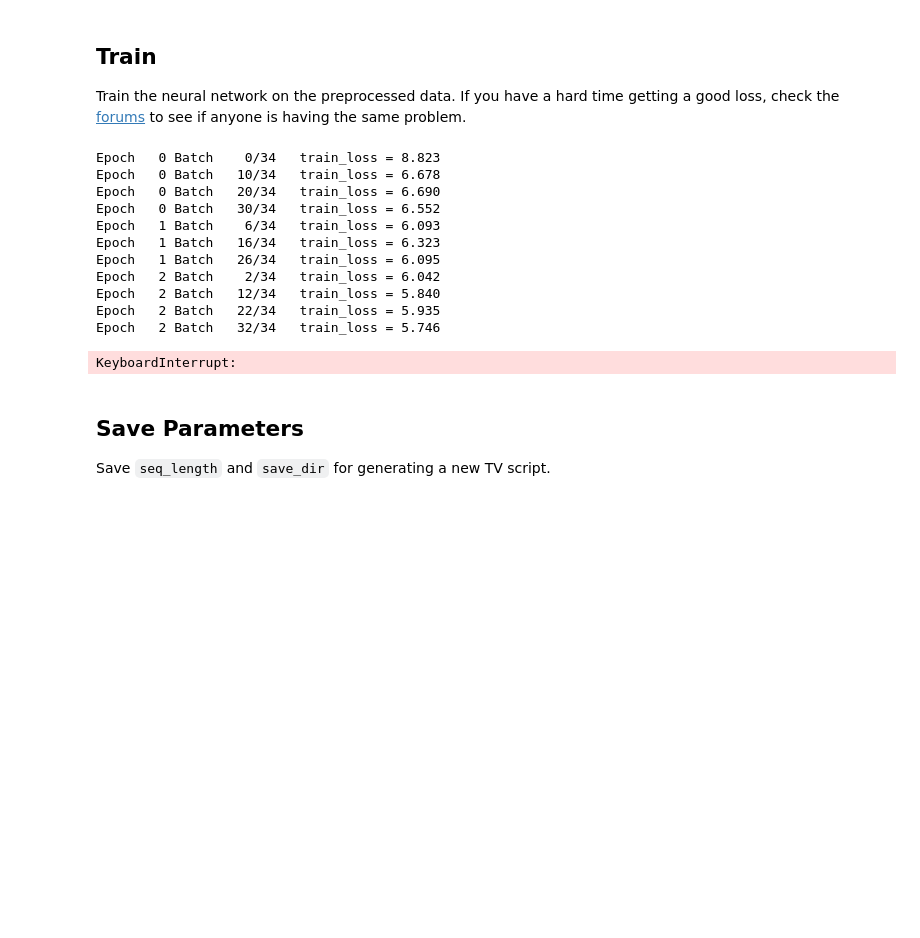
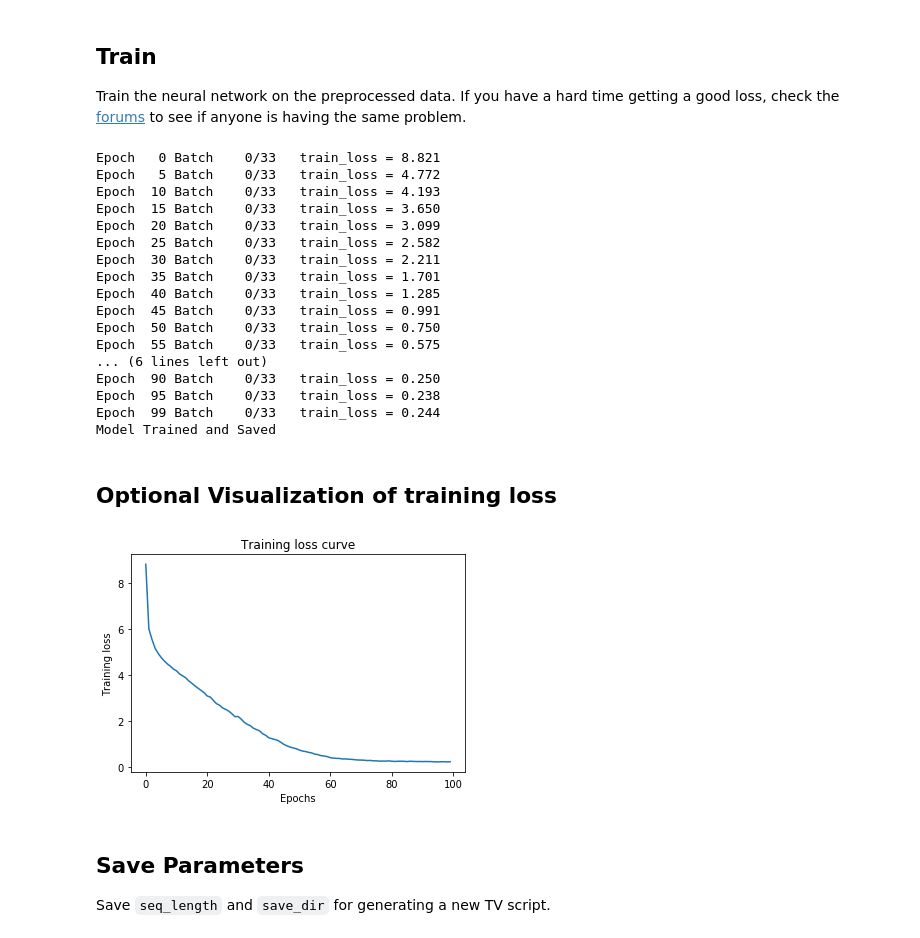
Before and after one commit to Alyxion/Udacity_DeepLearningFoundationsNd, a Jupyter notebook: 4_7_Project_3_RNN_TV_Script/dlnd_tv_script_generation.ipynb, the cells around one changed output. Drawn from its saved outputs; the diff is of its cells as text; code cells hidden in the pictures; blank space fills up the shorter version.

```diff
--- a/4_7_Project_3_RNN_TV_Script/dlnd_tv_script_generation.ipynb
+++ b/4_7_Project_3_RNN_TV_Script/dlnd_tv_script_generation.ipynb
@@ -230,7 +322,7 @@ Return the cell and initial state in the following tuple `(Cell, InitialState)`
 # %%
 def create_cell(rnn_size):
         lstm = tf.contrib.rnn.BasicLSTMCell(rnn_size)
-        drop = tf.contrib.rnn.DropoutWrapper(lstm, output_keep_prob=0.7)
+        drop = tf.contrib.rnn.DropoutWrapper(lstm, output_keep_prob=training_dropout_keep)
         return drop
 
 def get_init_cell(batch_size, rnn_size):
@@ -242,7 +334,7 @@ def get_init_cell(batch_size, rnn_size):
     """
 
     # TODO: Implement Function
-    cell = tf.contrib.rnn.MultiRNNCell([create_cell(rnn_size), create_cell(rnn_size)])
+    cell = tf.contrib.rnn.MultiRNNCell([create_cell(rnn_size) for i in range(rnn_layers)])
 
     zero_state = cell.zero_state(batch_size, tf.float32)
     initial_state = tf.identity(zero_state, name="initial_state")
@@ -443,19 +559,19 @@ Tune the following parameters:
 - Set `show_every_n_batches` to the number of batches the neural network should print progress.
 # %%
 # Number of Epochs
-num_epochs = 40
+num_epochs = 100
 # Batch Size
 batch_size = 128
 # RNN Size
-rnn_size = 512
+rnn_size = 1024
 # Embedding Dimension Size
-embed_dim = 256
+embed_dim = 512
 # Sequence Length
 seq_length = 16
 # Learning Rate
-learning_rate = 0.01
-# Show stats for every n number of batches
-show_every_n_batches = 10
+learning_rate = 0.001
+# Show stats for every n number of epochs
+show_every_n_epochs = 5
 
 """
 DON'T MODIFY ANYTHING IN THIS CELL THAT IS BELOW THIS LINE
@@ -502,6 +618,9 @@ Train the neural network on the preprocessed data.  If you have a hard time gett
 DON'T MODIFY ANYTHING IN THIS CELL
 """
 batches = get_batches(int_text, batch_size, seq_length)
+
+loss_rate = []
+epoch_index = []
 
 with tf.Session(graph=train_graph) as sess:
     sess.run(tf.global_variables_initializer())
@@ -518,30 +637,52 @@ with tf.Session(graph=train_graph) as sess:
             train_loss, state, _ = sess.run([cost, final_state, train_op], feed)
 
             # Show every <show_every_n_batches> batches
-            if (epoch_i * len(batches) + batch_i) % show_every_n_batches == 0:
-                print('Epoch {:>3} Batch {:>4}/{}   train_loss = {:.3f}'.format(
-                    epoch_i,
-                    batch_i,
-                    len(batches),
-                    train_loss))
+            if batch_i==0:
+                loss_rate.append(train_loss)
+                epoch_index.append(epoch_i)
+
+                if epoch_i%show_every_n_epochs==0 or epoch_i==num_epochs-1:
+                    print('Epoch {:>3} Batch {:>4}/{}   train_loss = {:.3f}'.format(
+                        epoch_i,
+                        batch_i,
+                        len(batches),
+                        train_loss))
 
     # Save Model
     saver = tf.train.Saver()
     saver.save(sess, save_dir)
     print('Model Trained and Saved')
 # %% [output]
-Epoch   0 Batch    0/34   train_loss = 8.823
-Epoch   0 Batch   10/34   train_loss = 6.678
-Epoch   0 Batch   20/34   train_loss = 6.690
-Epoch   0 Batch   30/34   train_loss = 6.552
-Epoch   1 Batch    6/34   train_loss = 6.093
-Epoch   1 Batch   16/34   train_loss = 6.323
-Epoch   1 Batch   26/34   train_loss = 6.095
-Epoch   2 Batch    2/34   train_loss = 6.042
-Epoch   2 Batch   12/34   train_loss = 5.840
-Epoch   2 Batch   22/34   train_loss = 5.935
-Epoch   2 Batch   32/34   train_loss = 5.746
+Epoch   0 Batch    0/33   train_loss = 8.821
+Epoch   5 Batch    0/33   train_loss = 4.772
+Epoch  10 Batch    0/33   train_loss = 4.193
+Epoch  15 Batch    0/33   train_loss = 3.650
+Epoch  20 Batch    0/33   train_loss = 3.099
+Epoch  25 Batch    0/33   train_loss = 2.582
+Epoch  30 Batch    0/33   train_loss = 2.211
+Epoch  35 Batch    0/33   train_loss = 1.701
+Epoch  40 Batch    0/33   train_loss = 1.285
+Epoch  45 Batch    0/33   train_loss = 0.991
+Epoch  50 Batch    0/33   train_loss = 0.750
+Epoch  55 Batch    0/33   train_loss = 0.575
+... (6 lines left out)
+Epoch  90 Batch    0/33   train_loss = 0.250
+Epoch  95 Batch    0/33   train_loss = 0.238
+Epoch  99 Batch    0/33   train_loss = 0.244
+Model Trained and Saved
-KeyboardInterrupt:
+# %% [markdown]
+## Optional Visualization of training loss ##
+# %%
+%matplotlib inline
+from matplotlib import pyplot as plt
+
+plt.plot(epoch_index, loss_rate)
+plt.xlabel("Epochs")
+plt.title("Training loss curve")
+plt.ylabel("Training loss")
+plt.show()
+# %% [output]
+[figure, added]
 # %% [markdown]
 ## Save Parameters
 Save `seq_length` and `save_dir` for generating a new TV script.
```
Also changed, not shown: parts of 18 cells of this notebook, 1 other file.
